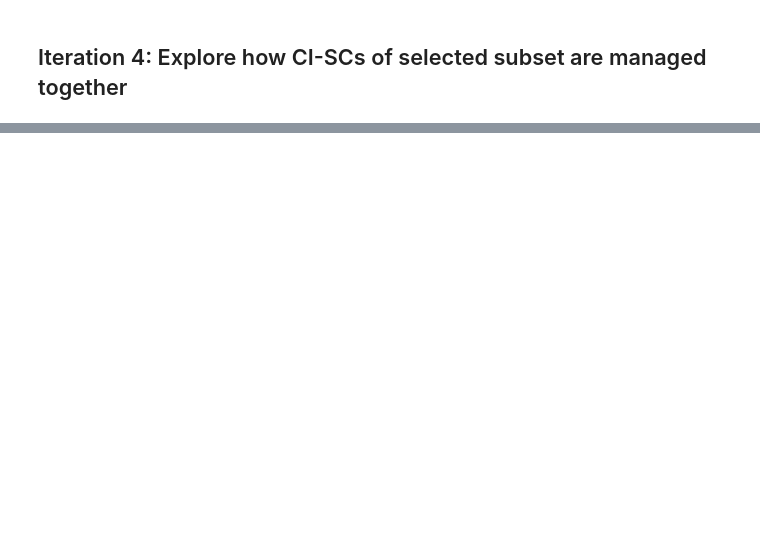
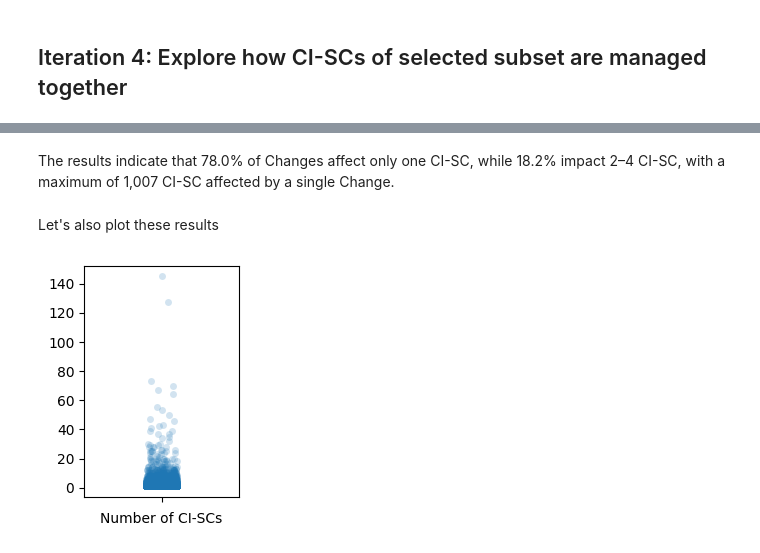
Before and after one commit to Ava-S/EKG_BPIC2014_Notebook, a Jupyter notebook: 3_analysis.ipynb, the cells around one changed output, grey strips where cells are left out. Saved outputs shown, nothing was run; the diff lists cells and outputs as text; code cells hidden in the pictures; blank space fills up the shorter version.

```diff
--- a/3_analysis.ipynb
+++ b/3_analysis.ipynb
@@ -827,0 +788,2 @@ Todo: add comments
+# %% [markdown]
+The results indicate that 78.0% of Changes affect only one CI-SC, while 18.2% impact 2–4 CI-SC, with a maximum of 1,007 CI-SC affected by a single Change.
@@ -827,0 +798,15 @@ Todo: add comments
+# %% [markdown]
+Let's also plot these results
+# %%
+def create_strip_plot(df):
+    # Set the figure size (width, height) in inches
+    plt.figure(figsize=(2, 3))  # Adjust the values as needed
+
+    sns.stripplot(df, y='count', alpha=.2);
+    plt.xlabel("Number of CI-SCs")
+    plt.ylabel("")
+    plt.show();
+# %%
+create_strip_plot(ci_scs_per_change)
+# %% [output]
+[figure, added]
```
Also changed, not shown: parts of 88 cells of this notebook.
